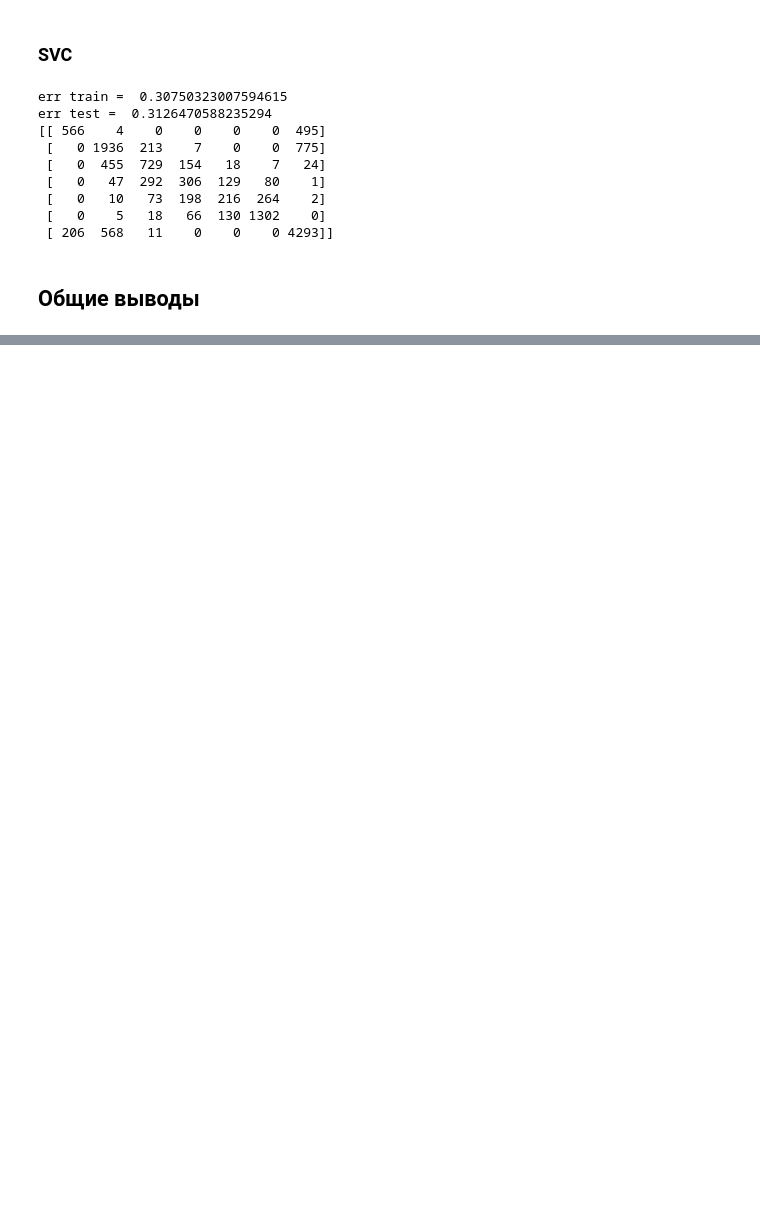
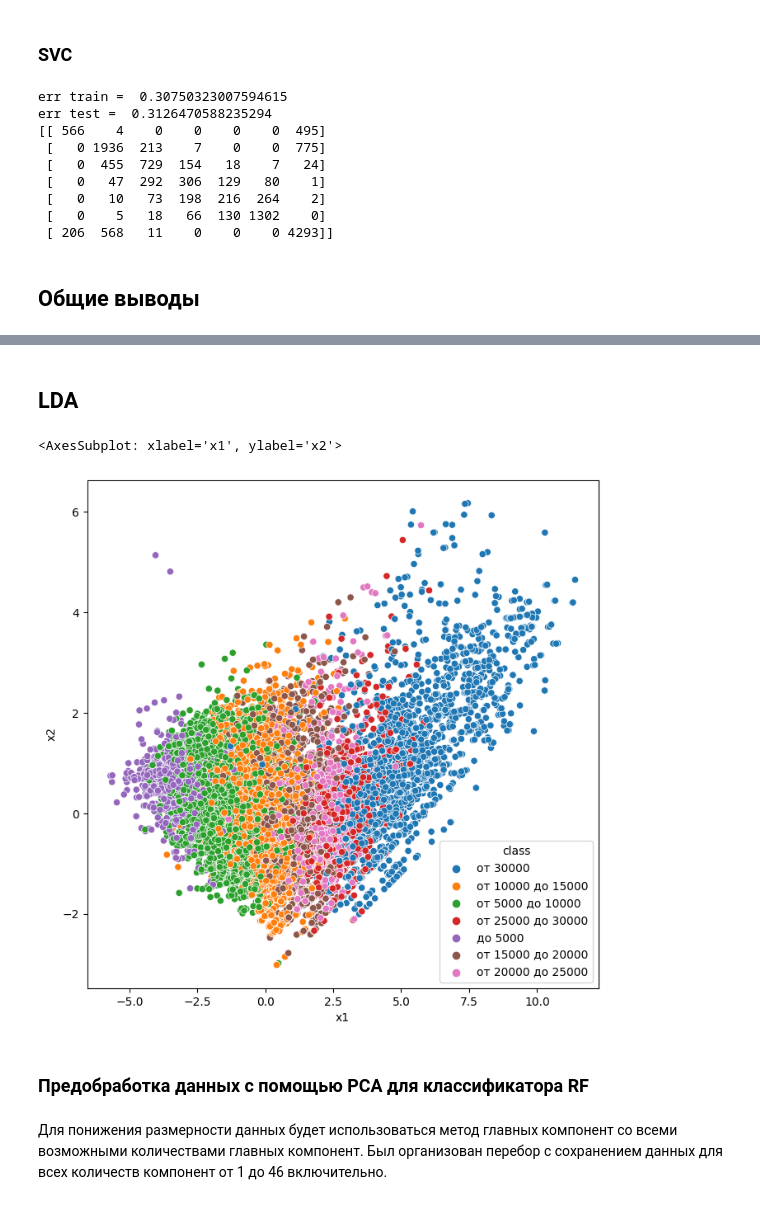
Before and after one commit to sh1rokovs/Machine_Learning_Car_Price, a Jupyter notebook: taskClassified.ipynb, the cells around one changed output, grey strips where cells are left out. Drawn from its saved outputs; the diff is of its cells as text; code cells hidden in the pictures; blank space fills up the shorter version.

```diff
--- a/taskClassified.ipynb
+++ b/taskClassified.ipynb
@@ -874,0 +978,2 @@ err test =  0.3126470588235294
+# %% [markdown]
+## LDA
@@ -874,0 +982,28 @@ err test =  0.3126470588235294
+# %%
+lda = LDA(n_components=2)
+lda.fit(X_train, y_train.ravel())
+
+X_train_lda = lda.transform(X_train)
+X_test_lda = lda.transform(X_test)
+# %%
+y_train_pd = y_train.reshape(y_train.shape[0], 1)
+cat = np.concatenate([X_train_lda, y_train_pd], axis=1)
+# %%
+plt.rcParams['figure.figsize'] = (8, 8)
+
+df = pd.DataFrame(data=cat, columns=["x1", 'x2', 'class'])
+df.loc[df['class'] == 'до 5000', 'class'] = 'до 5000'
+df.loc[df['class'] == 'от 10000 до 15000', 'class'] = 'от 10000 до 15000'
+df.loc[df['class'] == 'от 15000 до 20000', 'class'] = 'от 15000 до 20000'
+df.loc[df['class'] == 'от 20000 до 25000', 'class'] = 'от 20000 до 25000'
+df.loc[df['class'] == 'от 25000 до 30000', 'class'] = 'от 25000 до 30000'
+df.loc[df['class'] == 'от 30000', 'class'] = 'от 30000'
+df.loc[df['class'] == 'от 5000 до 10000', 'class'] = 'от 5000 до 10000'
+sns.scatterplot(data=df, x="x1", y="x2", hue="class")
+# %% [output]
+<AxesSubplot: xlabel='x1', ylabel='x2'>
+[figure, added]
+# %% [markdown]
+### Предобработка данных с помощью PCA для классификатора RF
+# %% [markdown]
+Для понижения размерности данных будет использоваться метод главных компонент со всеми возможными количествами главных компонент. Был организован перебор с сохранением данных для всех количеств компонент от 1 до 46 включительно.
```
Also changed, not shown: parts of 17 cells of this notebook.
